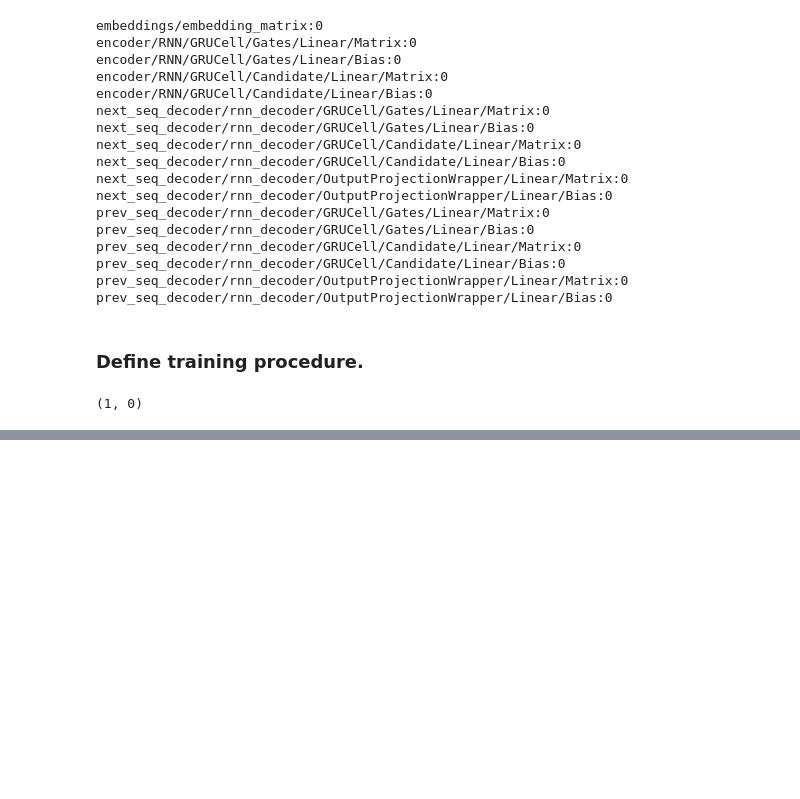
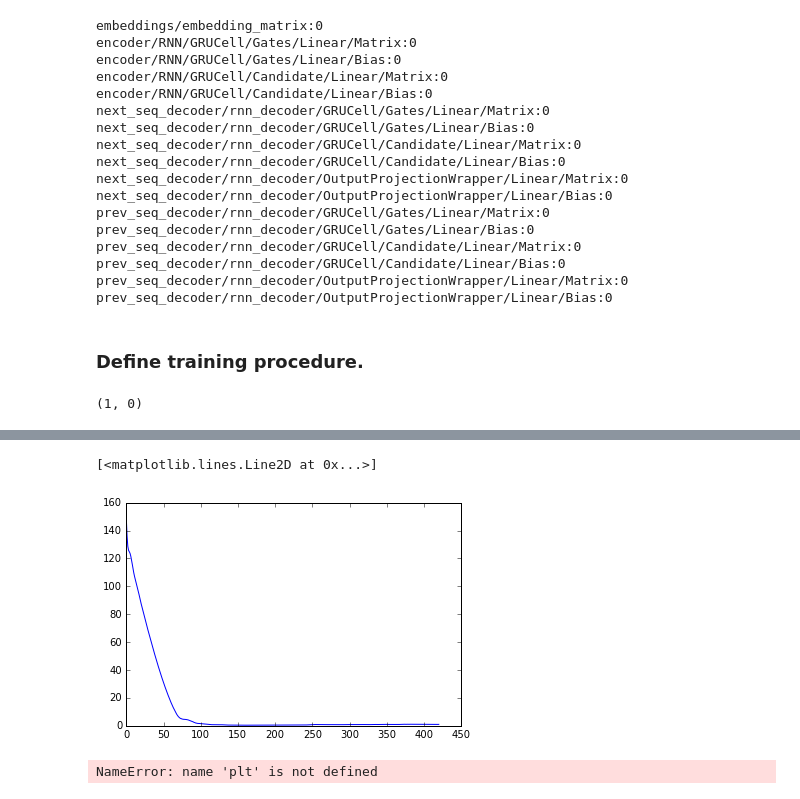
Before and after one commit to persiyanov/skip-thought-tf, a Jupyter notebook: prototype.ipynb, the cells around one changed output, grey strips where cells are left out. Cells and saved outputs as stored; diff of their text form; code cells hidden in the pictures; blank space fills up the shorter version.

```diff
--- a/prototype.ipynb
+++ b/prototype.ipynb
@@ -282,0 +366,9 @@ plt.plot(norms)
+# %%
+plt.plot(norms)
+# %% [output]
+[<matplotlib.lines.Line2D at 0x...>]
+[figure, added]
+# %%
+plt.plot(norms)
+# %% [output]
+NameError: name 'plt' is not defined
```
Also changed, not shown: parts of 9 cells of this notebook.
